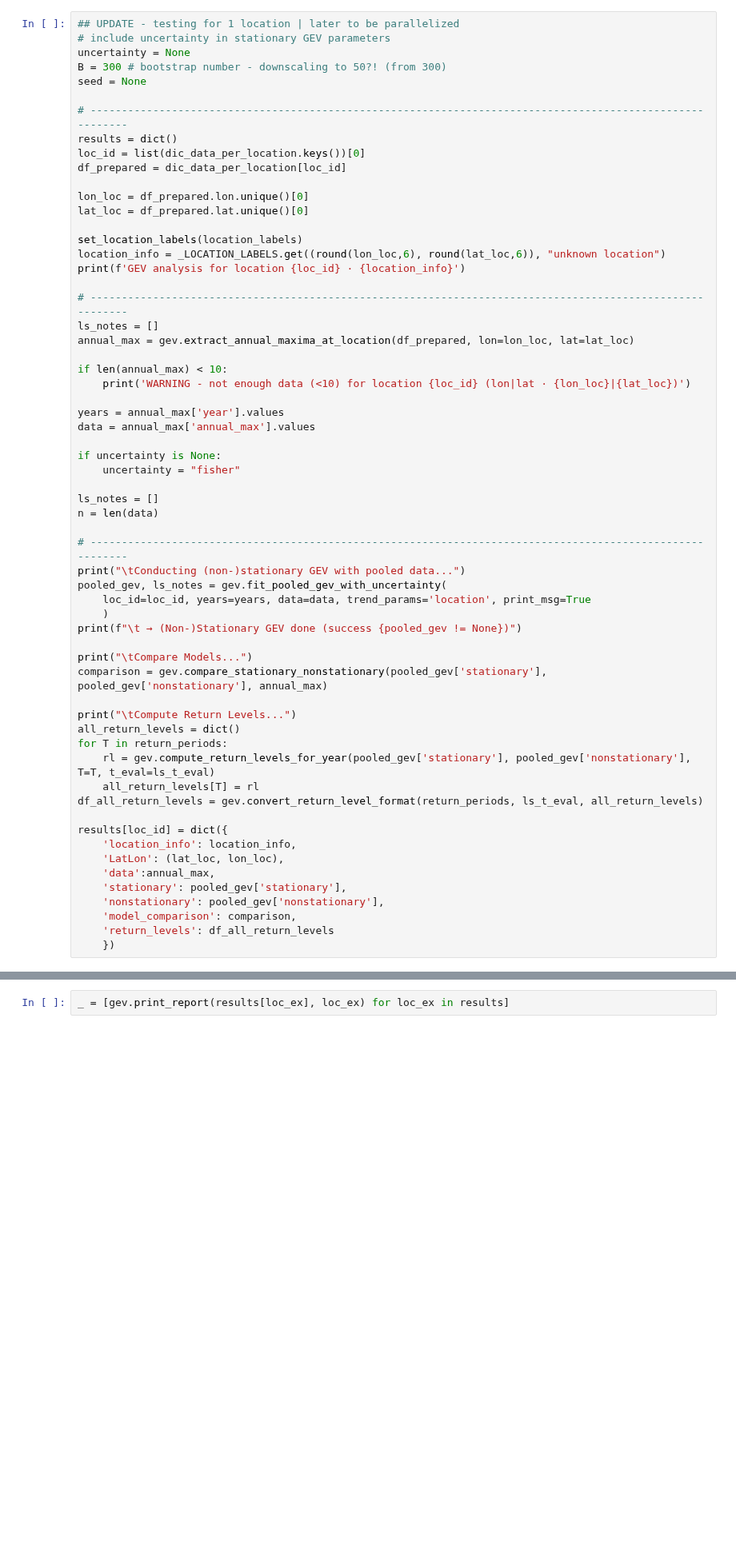
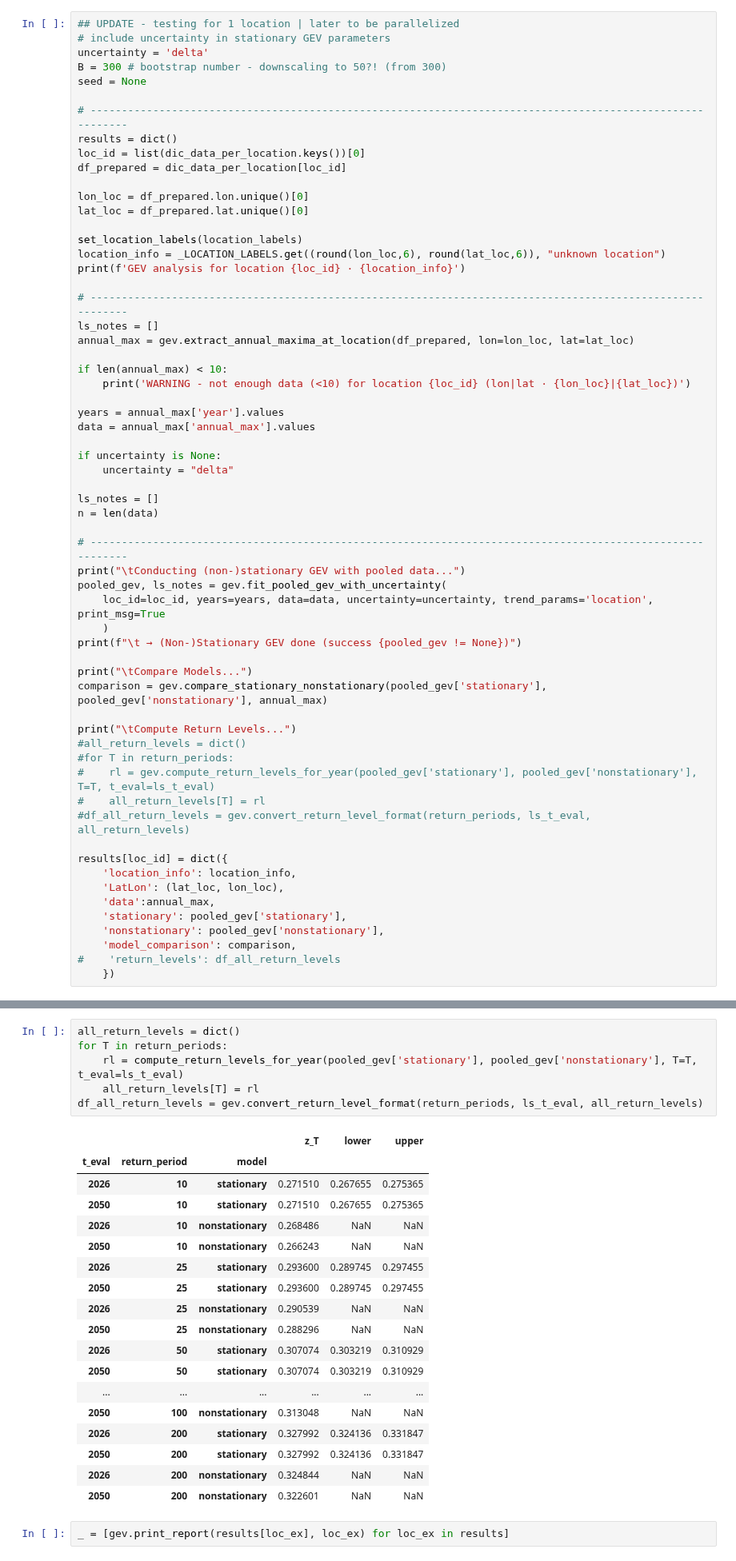
Before and after one commit to silviaelisabeth/SeaLevelExtremes, a Jupyter notebook: script/GEV_subset.ipynb, the cells around one changed output, grey strips where cells are left out. Shown at 80% size. Saved outputs shown, nothing was run; the diff lists cells and outputs as text; blank space fills up the shorter version.

```diff
--- a/script/GEV_subset.ipynb
+++ b/script/GEV_subset.ipynb
@@ -209,7 +255,7 @@ def set_location_labels(labels):
 # %%
 ## UPDATE - testing for 1 location | later to be parallelized
 # include uncertainty in stationary GEV parameters
-uncertainty = None
+uncertainty = 'delta'
 B = 300 # bootstrap number - downscaling to 50?! (from 300)
 seed = None
 
@@ -236,7 +282,7 @@ years = annual_max['year'].values
 data = annual_max['annual_max'].values
 
 if uncertainty is None:
-    uncertainty = "fisher"
+    uncertainty = "delta"
 
 ls_notes = []
 n = len(data)
@@ -244,7 +290,7 @@ n = len(data)
 # ----------------------------------------------------------------------------------------------------------
 print("\tConducting (non-)stationary GEV with pooled data...")
 pooled_gev, ls_notes = gev.fit_pooled_gev_with_uncertainty(
-    loc_id=loc_id, years=years, data=data, trend_params='location', print_msg=True
+    loc_id=loc_id, years=years, data=data, uncertainty=uncertainty, trend_params='location', print_msg=True
     )
 print(f"\t → (Non-)Stationary GEV done (success {pooled_gev != None})")
 
@@ -252,11 +298,11 @@ print("\tCompare Models...")
 comparison = gev.compare_stationary_nonstationary(pooled_gev['stationary'], pooled_gev['nonstationary'], annual_max)
 
 print("\tCompute Return Levels...")
-all_return_levels = dict()
-for T in return_periods:
-    rl = gev.compute_return_levels_for_year(pooled_gev['stationary'], pooled_gev['nonstationary'], T=T, t_eval=ls_t_eval)
-    all_return_levels[T] = rl
-df_all_return_levels = gev.convert_return_level_format(return_periods, ls_t_eval, all_return_levels)
+#all_return_levels = dict()
+#for T in return_periods:
+#    rl = gev.compute_return_levels_for_year(pooled_gev['stationary'], pooled_gev['nonstationary'], T=T, t_eval=ls_t_eval)
+#    all_return_levels[T] = rl
+#df_all_return_levels = gev.convert_return_level_format(return_periods, ls_t_eval, all_return_levels)
 
 results[loc_id] = dict({
     'location_info': location_info,
@@ -265,5 +311,5 @@ results[loc_id] = dict({
     'stationary': pooled_gev['stationary'],
     'nonstationary': pooled_gev['nonstationary'],
     'model_comparison': comparison,
-    'return_levels': df_all_return_levels
+#    'return_levels': df_all_return_levels
     })
@@ -270,2 +675,27 @@ results[loc_id] = dict({
+# %%
+all_return_levels = dict()
+for T in return_periods:
+    rl = compute_return_levels_for_year(pooled_gev['stationary'], pooled_gev['nonstationary'], T=T, t_eval=ls_t_eval)
+    all_return_levels[T] = rl
+df_all_return_levels = gev.convert_return_level_format(return_periods, ls_t_eval, all_return_levels)
+# %% [output]
+|  |  |  | z_T | lower | upper |
+| t_eval | return_period | model |  |  |  |
+| 2026 | 10 | stationary | 0.271510 | 0.267655 | 0.275365 |
+| 2050 | 10 | stationary | 0.271510 | 0.267655 | 0.275365 |
+| 2026 | 10 | nonstationary | 0.268486 | NaN | NaN |
+| 2050 | 10 | nonstationary | 0.266243 | NaN | NaN |
+| 2026 | 25 | stationary | 0.293600 | 0.289745 | 0.297455 |
+| 2050 | 25 | stationary | 0.293600 | 0.289745 | 0.297455 |
+| 2026 | 25 | nonstationary | 0.290539 | NaN | NaN |
+| 2050 | 25 | nonstationary | 0.288296 | NaN | NaN |
+| 2026 | 50 | stationary | 0.307074 | 0.303219 | 0.310929 |
+| 2050 | 50 | stationary | 0.307074 | 0.303219 | 0.310929 |
+| ... | ... | ... | ... | ... | ... |
+| 2050 | 100 | nonstationary | 0.313048 | NaN | NaN |
+| 2026 | 200 | stationary | 0.327992 | 0.324136 | 0.331847 |
+| 2050 | 200 | stationary | 0.327992 | 0.324136 | 0.331847 |
+| 2026 | 200 | nonstationary | 0.324844 | NaN | NaN |
+| 2050 | 200 | nonstationary | 0.322601 | NaN | NaN |
 # %%
 _ = [gev.print_report(results[loc_ex], loc_ex) for loc_ex in results]
```
Also changed, not shown: parts of 13 cells of this notebook, 1 other file.
